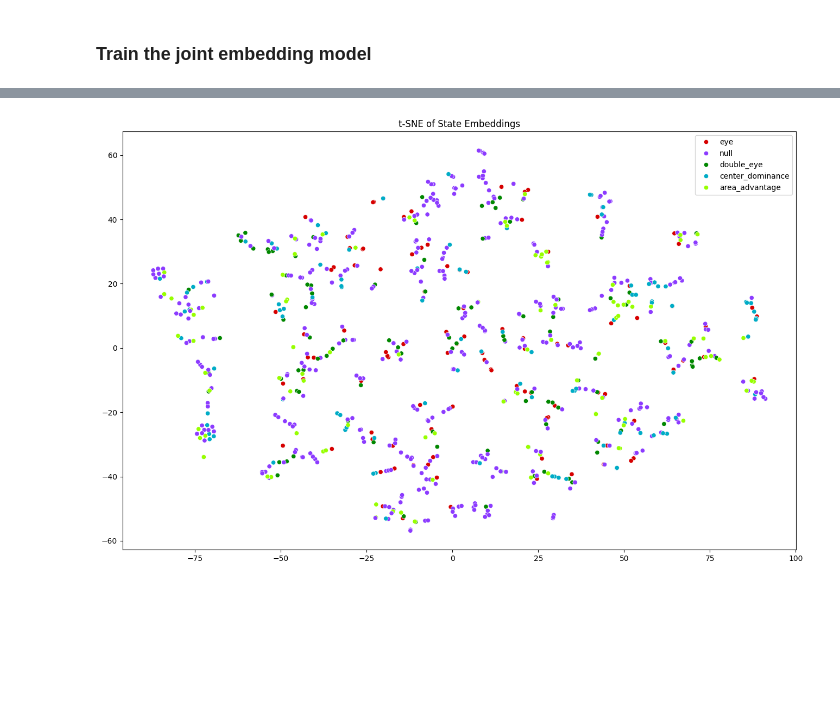
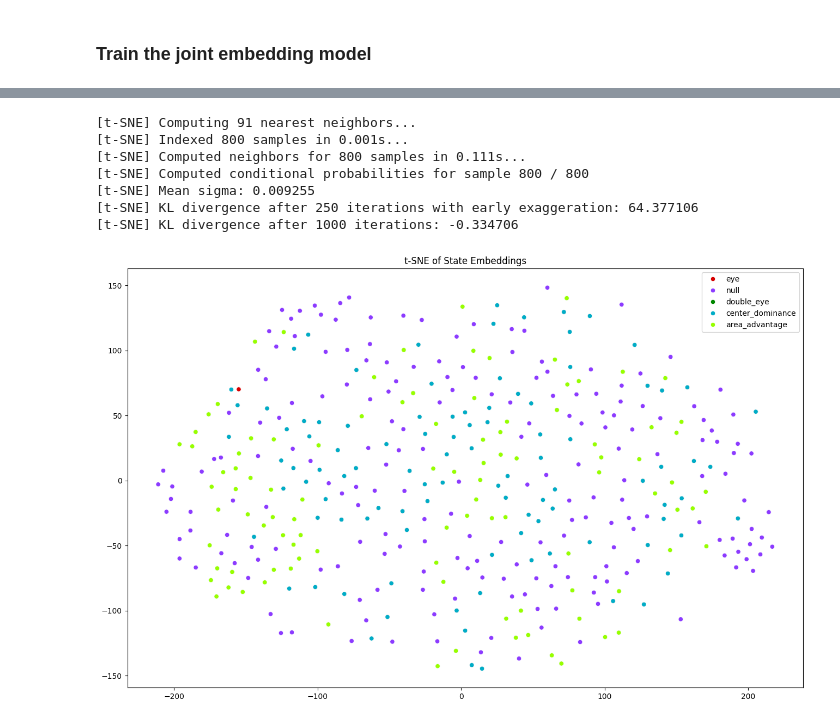
Before and after one commit to erikssommer/xai-concept-methods-drl, a Jupyter notebook: notebooks/joint_embedding_model.ipynb, the cells around one changed output, grey strips where cells are left out. Saved outputs shown, nothing was run; the diff lists cells and outputs as text; code cells hidden in the pictures; blank space fills up the shorter version.

```diff
--- a/notebooks/joint_embedding_model.ipynb
+++ b/notebooks/joint_embedding_model.ipynb
@@ -71,9 +68,9 @@ print(states.shape, explinations.shape, labels.shape, max_sent_len, vocab_size)
 # %% [markdown]
 ### Train the joint embedding model
 # %%
-jem = JointEmbeddingModel(vocab_size=vocab_size, max_sent_len=max_sent_len, learning_rate=lr)
+jem = JointEmbeddingModel(vocab_size=vocab_size, max_sent_len=max_sent_len, board_size=board_size, learning_rate=lr)
 
-jem.fit(states, explinations, labels, batch_size=batch_size, epochs=100)
+jem.fit(states, explinations, labels, batch_size=batch_size, epochs=50)
 
 jem.save_model('../models/jem/joint_embedding_model.keras')
 # %% [output]
@@ -122,32 +119,39 @@ import colorcet as cc
 state_embeddings = []
 explination_predictions = []
 
 # Get the embeddings
 for i in range(len(states)):
     state_embed, exp_embed, _ = jem.predict(states[i], explinations[i])
     state_embeddings.append(state_embed)
     # Get the explination converted to a string
     explination = convert_integers_to_explinations(explinations[i], vocab)
     explination_predictions.append(explination)
 
 new_state_embed = []
 
 for list_ in state_embeddings:
     new_state_embed.append(list_[0])
 
 new_state_embed = np.array(new_state_embed)
 explination_predictions = np.array(explination_predictions)
 
 # Fit the t-sne
-tsne = TSNE(n_components=2, perplexity=5)
+tsne = TSNE(n_components=2, verbose=1)
 state_embed_tsne = tsne.fit_transform(new_state_embed)
 
 # Plot the t-sne
 palette = sns.color_palette(cc.glasbey, 5)
 plt.figure(figsize=(16,10))
 sns.scatterplot(x=state_embed_tsne[:,0], y=state_embed_tsne[:,1], hue=explination_predictions, legend='full', palette=palette)
 plt.title('t-SNE of State Embeddings')
 plt.plot()
 plt.show()
 # %% [output]
+[t-SNE] Computing 91 nearest neighbors...
+[t-SNE] Indexed 800 samples in 0.001s...
+[t-SNE] Computed neighbors for 800 samples in 0.111s...
+[t-SNE] Computed conditional probabilities for sample 800 / 800
+[t-SNE] Mean sigma: 0.009255
+[t-SNE] KL divergence after 250 iterations with early exaggeration: 64.377106
+[t-SNE] KL divergence after 1000 iterations: -0.334706
-[figure, old version]
+[figure, new version]
```
Also changed, not shown: parts of 2 cells of this notebook, 2 other files.
